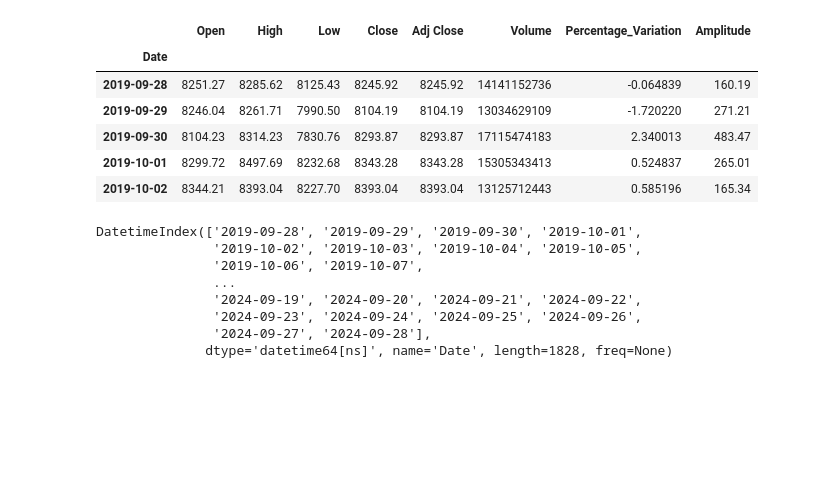
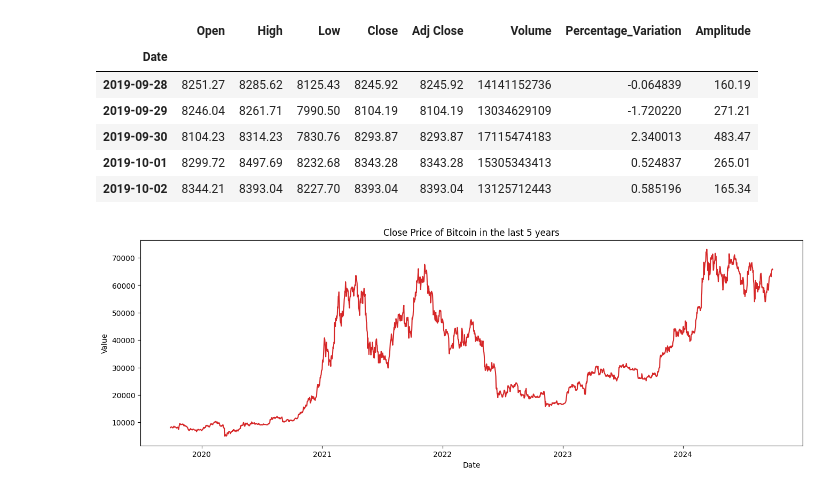
Before and after one commit to ItsVasconcellos/CryptoForecast, a Jupyter notebook: src/model/main.ipynb, the cells around one changed output. Drawn from its saved outputs; the diff is of its cells as text; code cells hidden in the pictures; blank space fills up the shorter version.

Commit message:
feat: Organizing model and adding graph

```diff
--- a/src/model/main.ipynb
+++ b/src/model/main.ipynb
@@ -92,14 +73,13 @@ df_bitcoin.head()
 | 2019-09-30 | 8104.23 | 8314.23 | 7830.76 | 8293.87 | 8293.87 | 17115474183 | 2.340013 | 483.47 |
 | 2019-10-01 | 8299.72 | 8497.69 | 8232.68 | 8343.28 | 8343.28 | 15305343413 | 0.524837 | 265.01 |
 | 2019-10-02 | 8344.21 | 8393.04 | 8227.70 | 8393.04 | 8393.04 | 13125712443 | 0.585196 | 165.34 |
-# %%
-df_bitcoin.index
-# %% [output]
-DatetimeIndex(['2019-09-28', '2019-09-29', '2019-09-30', '2019-10-01',
-               '2019-10-02', '2019-10-03', '2019-10-04', '2019-10-05',
-               '2019-10-06', '2019-10-07',
-               ...
-               '2024-09-19', '2024-09-20', '2024-09-21', '2024-09-22',
-               '2024-09-23', '2024-09-24', '2024-09-25', '2024-09-26',
-               '2024-09-27', '2024-09-28'],
-              dtype='datetime64[ns]', name='Date', length=1828, freq=None)
+# %%
+def plot_df(df, x, y, title="", xlabel='Date', ylabel='Value', dpi=100):
+    plt.figure(figsize=(16,5), dpi=dpi)
+    plt.plot(x, y, color='tab:red')
+    plt.gca().set(title=title, xlabel=xlabel, ylabel=ylabel)
+    plt.show()
+
+plot_df(df_bitcoin, x=df_bitcoin.index, y=df_bitcoin["Close"], title='Close Price of Bitcoin in the last 5 years')
+# %% [output]
+[figure, added]
```
Also changed, not shown: parts of 9 cells of this notebook, 1 other file.
